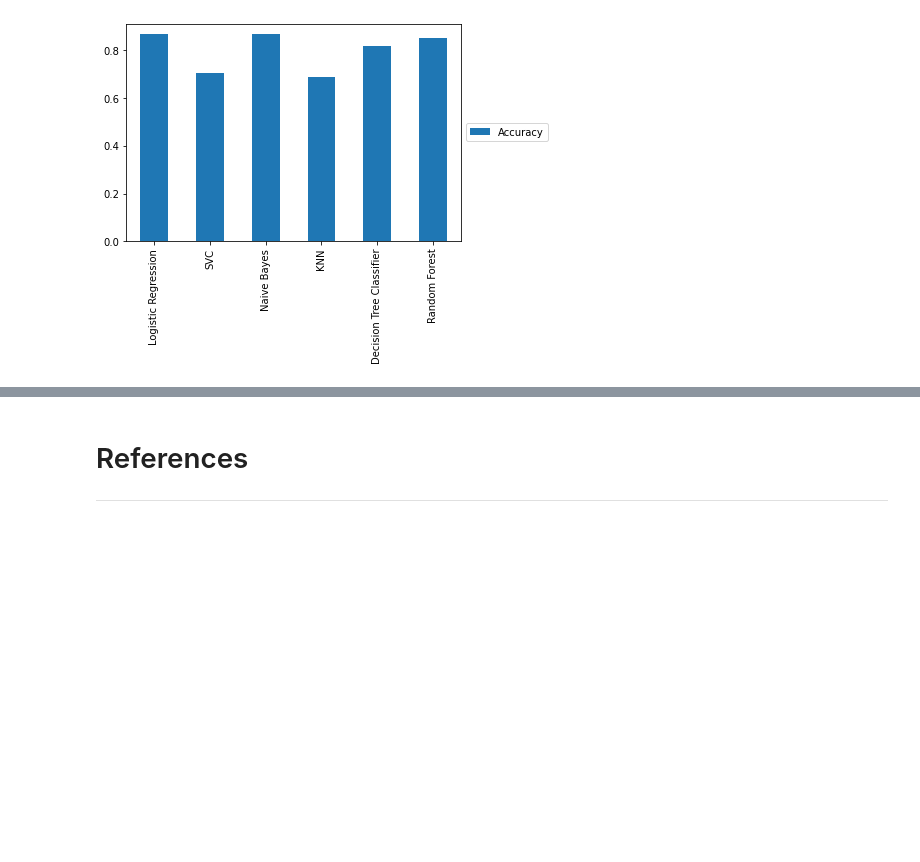
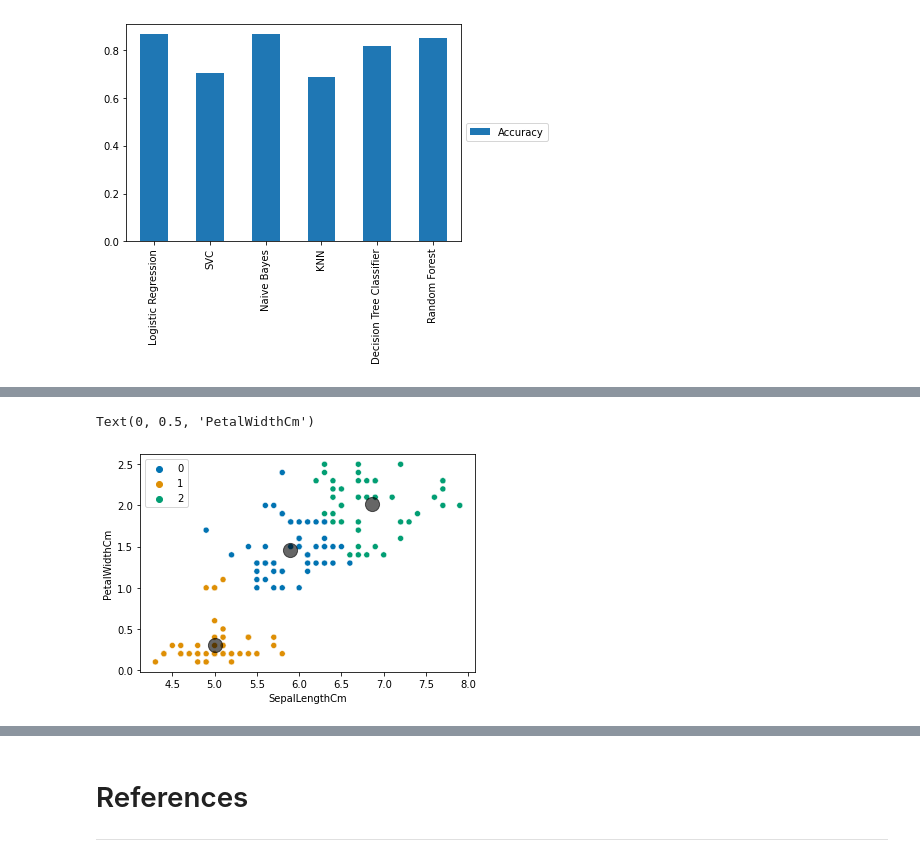
Before and after one commit to OwenKe11y/Emerging-Technologies-2021, a Jupyter notebook: project_notebooks/scikit-learn.ipynb, the cells around one changed output, grey strips where cells are left out. Drawn from its saved outputs; the diff is of its cells as text; code cells hidden in the pictures; blank space fills up the shorter version.

```diff
--- a/project_notebooks/scikit-learn.ipynb
+++ b/project_notebooks/scikit-learn.ipynb
@@ -379,0 +433,10 @@ From the bar chart, we can determine the accuracy to predict heart disease from
+# %%
+# Perform K-means algorithm
+from sklearn.cluster import KMeans
+X = iris[["SepalLengthCm","PetalWidthCm"]]
+km = KMeans(n_clusters=3, n_init = 3, init = "random", random_state = 42)
+km.fit(X)
+
+# show which cluster each data point belongs to.
+y_kmeans = km.predict(X)
+y_kmeans
@@ -379,0 +451,10 @@ From the bar chart, we can determine the accuracy to predict heart disease from
+# %%
+# Plot clusters - this is done by colour coding the data points according to which cluster the data point belongs to
+sns.scatterplot(data=iris, x="SepalLengthCm", y="PetalWidthCm", hue= y_kmeans, palette = "colorblind")
+centers = km.cluster_centers_# Plot centers
+plt.scatter(centers[:, 0], centers[:, 1], c='black', s=200, alpha = 0.6);
+plt.xlabel("SepalLengthCm")
+plt.ylabel("PetalWidthCm")
+# %% [output]
+Text(0, 0.5, 'PetalWidthCm')
+[figure, added]
```
Also changed, not shown: parts of 27 cells of this notebook, 9 other files.
